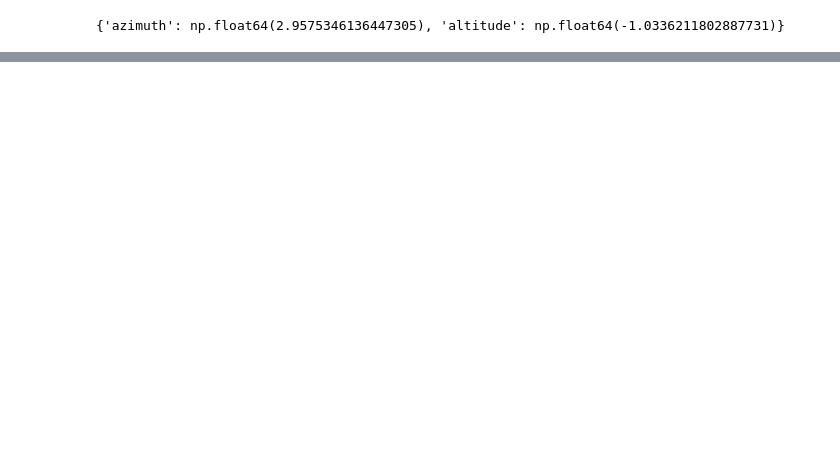
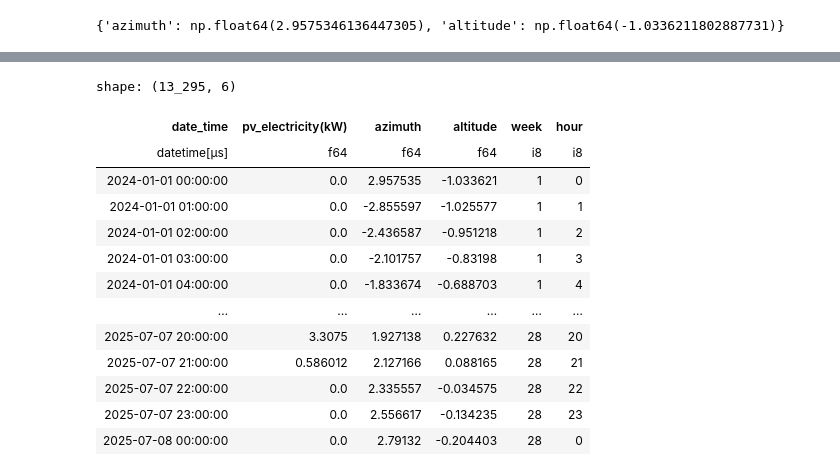
Before and after one commit to chradden/Energent, a Jupyter notebook: notebooks/pv_data_prep.ipynb, the cells around one changed output, grey strips where cells are left out. Drawn from its saved outputs; the diff is of its cells as text; code cells hidden in the pictures; blank space fills up the shorter version.

```diff
--- a/notebooks/pv_data_prep.ipynb
+++ b/notebooks/pv_data_prep.ipynb
@@ -71,0 +57,21 @@ shape: (5, 4)
+# %%
+df = df.with_columns(
+    pl.col("date_time").dt.week().alias("week"),
+    pl.col("date_time").dt.hour().alias("hour")
+)
+df
+# %% [output]
+shape: (13_295, 6)
+| date_time | pv_electricity(kW) | azimuth | altitude | week | hour |
+| datetime[μs] | f64 | f64 | f64 | i8 | i8 |
+| 2024-01-01 00:00:00 | 0.0 | 2.957535 | -1.033621 | 1 | 0 |
+| 2024-01-01 01:00:00 | 0.0 | -2.855597 | -1.025577 | 1 | 1 |
+| 2024-01-01 02:00:00 | 0.0 | -2.436587 | -0.951218 | 1 | 2 |
+| 2024-01-01 03:00:00 | 0.0 | -2.101757 | -0.83198 | 1 | 3 |
+| 2024-01-01 04:00:00 | 0.0 | -1.833674 | -0.688703 | 1 | 4 |
+| … | … | … | … | … | … |
+| 2025-07-07 20:00:00 | 3.3075 | 1.927138 | 0.227632 | 28 | 20 |
+| 2025-07-07 21:00:00 | 0.586012 | 2.127166 | 0.088165 | 28 | 21 |
+| 2025-07-07 22:00:00 | 0.0 | 2.335557 | -0.034575 | 28 | 22 |
+| 2025-07-07 23:00:00 | 0.0 | 2.556617 | -0.134235 | 28 | 23 |
+| 2025-07-08 00:00:00 | 0.0 | 2.79132 | -0.204403 | 28 | 0 |
```
Also changed, not shown: parts of 10 cells of this notebook, 2 other files.
